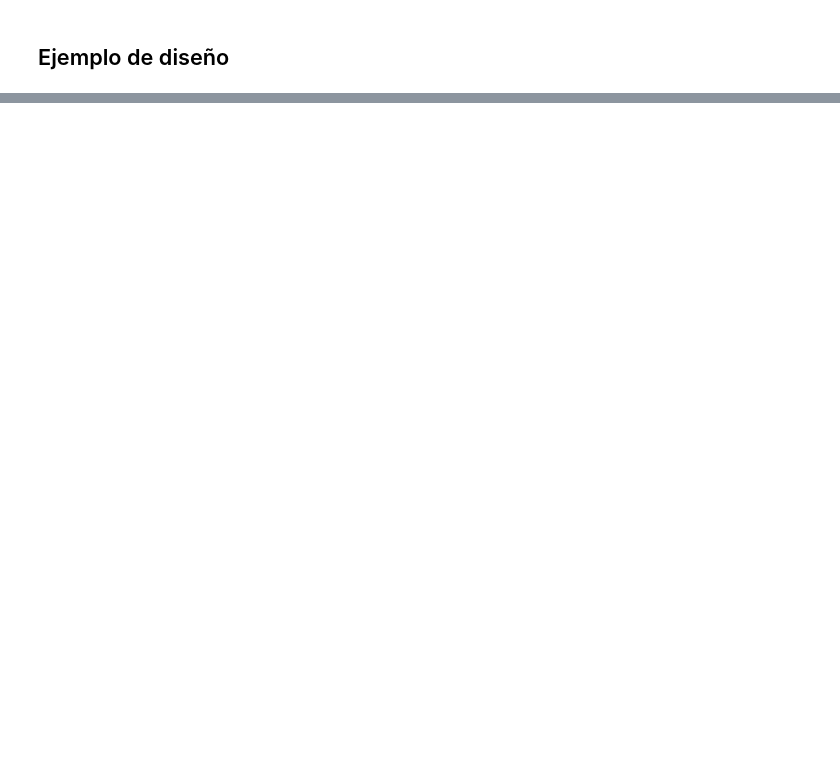
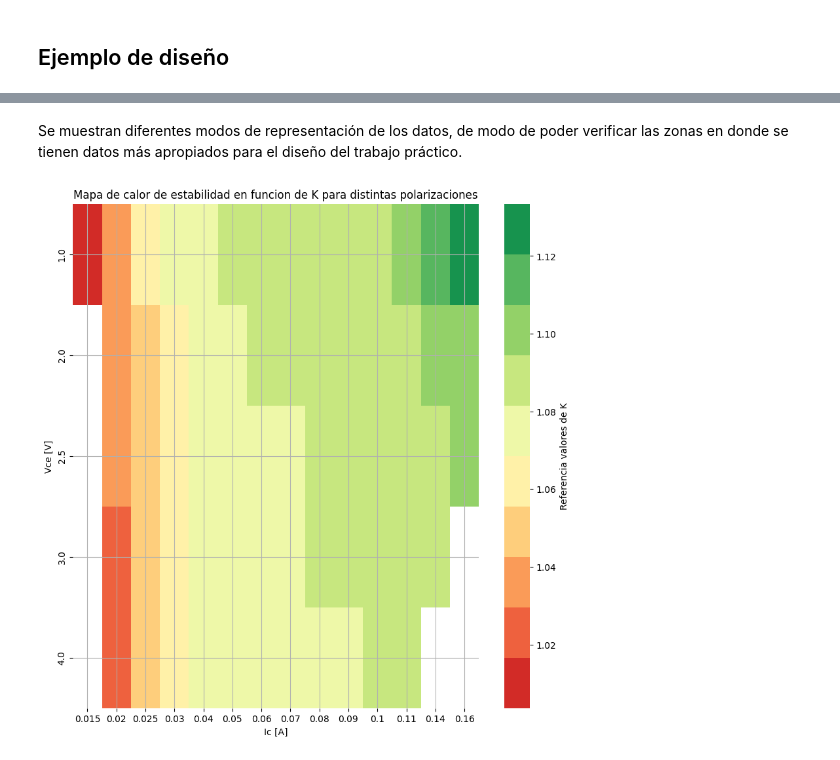
Before and after one commit to all5one-sudo/laboratorios_EA3, a Jupyter notebook: TP2/bfp640.ipynb, the cells around one changed output, grey strips where cells are left out. Cells and saved outputs as stored; diff of their text form; code cells hidden in the pictures; blank space fills up the shorter version.

Commit message:
Gráficos de estabilidad

```diff
--- a/TP2/bfp640.ipynb
+++ b/TP2/bfp640.ipynb
@@ -151,2 +99,7 @@ plt.savefig('vce_10_ic_18_smith.pdf')
 # %% [markdown]
 ## Ejemplo de diseño
+# %%
+S_11 = 0.656*np.exp(1j*np.deg2rad(146.7))
+S_12 = 0.122*np.exp(1j*np.deg2rad(46.1))
+S_21 = 2.3*np.exp(1j*np.deg2rad(44.7))
+S_22 = 0.172*np.exp(1j*np.deg2rad(-117.1))
@@ -152,0 +212,5 @@ plt.savefig('vce_10_ic_18_smith.pdf')
+# %%
+ic_threshold = 0.17
+df_filtered = df[df['Ic'] < ic_threshold]
+df_filtered.to_excel('posibles_polarizaciones.xlsx',index=False)
+df_filtered
@@ -152,0 +231,15 @@ plt.savefig('vce_10_ic_18_smith.pdf')
+# %% [markdown]
+Se muestran diferentes modos de representación de los datos, de modo de poder verificar las zonas en donde se tienen datos más apropiados para el diseño del trabajo práctico.
+# %%
+heatmap_data = df_filtered.pivot(index='Vce', columns='Ic', values='K')
+plt.figure(figsize=(10, 10))
+sns.heatmap(heatmap_data, cmap=sns.color_palette("RdYlGn", 10), cbar_kws={'label': 'Referencia valores de K'})
+plt.title('Mapa de calor de estabilidad en funcion de K para distintas polarizaciones')
+plt.xlabel('Ic [A]')
+plt.ylabel('Vce [V]')
+plt.grid(True)
+
+plt.savefig('heatmap.pdf')
+plt.savefig('heatmap.png')
+# %% [output]
+[figure, added]
```
Also changed, not shown: parts of 17 cells of this notebook, 5 other files.
